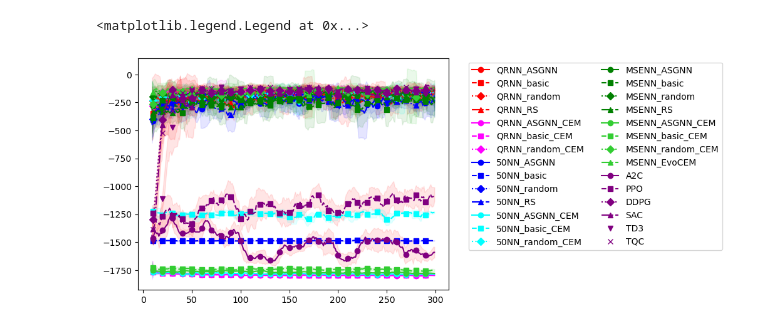
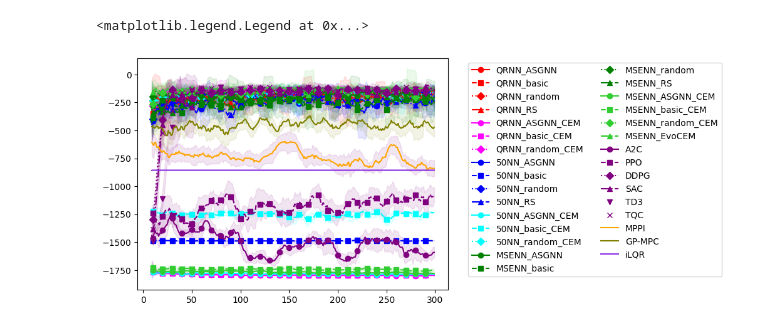
Before and after one commit to nicolasleblanc-poly/QRNN-MPC, a Jupyter notebook: Pendulum_analysis.ipynb, the cells around one changed output. Drawn from its saved outputs; the diff is of its cells as text; code cells hidden in the pictures.

```diff
--- a/Pendulum_analysis.ipynb
+++ b/Pendulum_analysis.ipynb
@@ -281,13 +281,13 @@ plt.legend(bbox_to_anchor=(1.05, 1), loc='upper left')
 # plt.legend(bbox_to_anchor=(1.05, 1), loc='upper left')
 
 ########################
-prob = "Pendulum"
-RL_methods = {'A2C': f'C:\\Users\\nicle\\Desktop\\QRNN-MPC\\sb3\\{prob}_A2C_results.npz',
-    'PPO': f'C:\\Users\\nicle\\Desktop\\QRNN-MPC\\sb3\\{prob}_PPO_results.npz',
-    'DDPG': f'C:\\Users\\nicle\\Desktop\\QRNN-MPC\\sb3\\{prob}_DDPG_results.npz',
-    'SAC': f'C:\\Users\\nicle\\Desktop\\QRNN-MPC\\sb3\\{prob}_SAC_results.npz',
-    'TD3': f'C:\\Users\\nicle\\Desktop\\QRNN-MPC\\sb3\\{prob}_TD3_results.npz',
-    'TQC': f'C:\\Users\\nicle\\Desktop\\QRNN-MPC\\sb3\\{prob}_TQC_results.npz',
+prob_RL = "Pendulum"
+RL_methods = {'A2C': f'C:\\Users\\nicle\\Desktop\\QRNN-MPC\\sb3\\{prob_RL}_A2C_results.npz',
+    'PPO': f'C:\\Users\\nicle\\Desktop\\QRNN-MPC\\sb3\\{prob_RL}_PPO_results.npz',
+    'DDPG': f'C:\\Users\\nicle\\Desktop\\QRNN-MPC\\sb3\\{prob_RL}_DDPG_results.npz',
+    'SAC': f'C:\\Users\\nicle\\Desktop\\QRNN-MPC\\sb3\\{prob_RL}_SAC_results.npz',
+    'TD3': f'C:\\Users\\nicle\\Desktop\\QRNN-MPC\\sb3\\{prob_RL}_TD3_results.npz',
+    'TQC': f'C:\\Users\\nicle\\Desktop\\QRNN-MPC\\sb3\\{prob_RL}_TQC_results.npz',
 
     # 'A2C': f'C:\\Users\\nicle\\Desktop\\GPBO-MBRL\\GP-MPC_NL\\PF_MPC_GP_Env\\ParallelOverParticles\\Jan24\\April 4th tests\\QRNN-MPC-main\\QRNN-MPC-main\\Files\\{prob}_A2C_results.npz',
     # 'DDPG': f'C:\\Users\\nicle\\Desktop\\GPBO-MBRL\\GP-MPC_NL\\PF_MPC_GP_Env\\ParallelOverParticles\\Jan24\\April 4th tests\\QRNN-MPC-main\\QRNN-MPC-main\\Files\\{prob}_DDPG_results.npz',
@@ -306,31 +306,100 @@ for label, filepath in RL_methods.items():
     data = np.load(filepath)
     mean_rewards = data['mean_rewards'][:300]
     std_rewards = data['std_rewards'][:300]
 
     # if it == 0:
     #     print(mean_rewards)
     #     print(std_rewards)
 
     # Smooth the data
     smoothed_mean = pd.Series(mean_rewards).rolling(window=window_size).mean()
     smoothed_std = pd.Series(std_rewards).rolling(window=window_size).std()
 
     # Plot
     plt.plot(smoothed_mean,
              label=f"{label}",
              color=color,
              marker=markers[it],
              linestyle=linestyles[it],
              markevery=10)  # Show markers every 10 points
 
     # Confidence interval (optional)
     plt.fill_between(range(len(mean_rewards)),
                      smoothed_mean - smoothed_std,
                      smoothed_mean + smoothed_std,
                      color=color, alpha=0.1)
     it += 1
 
+########################
+Control_methods = {'MPPI': f'C:\\Users\\nicle\\Desktop\\QRNN-MPC\\MPPI\\{prob_RL}_MPPI_results.npz',
+    'GPMPC': f'C:\\Users\\nicle\\Desktop\\QRNN-MPC\\GP_MPC\\{prob_RL}_GP-MPC_results.npz',
+    'iLQR': f'C:\\Users\\nicle\\Desktop\\QRNN-MPC\\ilqr_s\\{prob_RL}_iLQR_results.npz',
+    # 'iLQR': f'C:\\Users\\nicle\\Desktop\\QRNN-MPC\\ilqr\\{prob_RL}_iLQR_results.npz',
+    # 'PETSCEM': f'C:\\Users\\nicle\\Desktop\\QRNN-MPC\\sb3\\CartPole_PPO_results.npz',
+
+    # 'A2C': f'C:\\Users\\nicle\\Desktop\\GPBO-MBRL\\GP-MPC_NL\\PF_MPC_GP_Env\\ParallelOverParticles\\Jan24\\April 4th tests\\QRNN-MPC-main\\QRNN-MPC-main\\Files\\{prob}_A2C_results.npz',
+    # # 'DDPG': f'C:\\Users\\nicle\\Desktop\\GPBO-MBRL\\GP-MPC_NL\\PF_MPC_GP_Env\\ParallelOverParticles\\Jan24\\April 4th tests\\QRNN-MPC-main\\QRNN-MPC-main\\Files\\{prob}_DDPG_results.npz',
+    # 'PPO': f'C:\\Users\\nicle\\Desktop\\GPBO-MBRL\\GP-MPC_NL\\PF_MPC_GP_Env\\ParallelOverParticles\\Jan24\\April 4th tests\\QRNN-MPC-main\\QRNN-MPC-main\\Files\\{prob}_PPO_results.npz',
+    # # 'SAC': f'C:\\Users\\nicle\\Desktop\\GPBO-MBRL\\GP-MPC_NL\\PF_MPC_GP_Env\\ParallelOverParticles\\Jan24\\April 4th tests\\QRNN-MPC-main\\QRNN-MPC-main\\Files\\{prob}_SAC_results.npz',
+    # # 'TD3': f'C:\\Users\\nicle\\Desktop\\GPBO-MBRL\\GP-MPC_NL\\PF_MPC_GP_Env\\ParallelOverParticles\\Jan24\\April 4th tests\\QRNN-MPC-main\\QRNN-MPC-main\\Files\\{prob}_TD3_results.npz',
+    # # 'TQC': f'C:\\Users\\nicle\\Desktop\\GPBO-MBRL\\GP-MPC_NL\\PF_MPC_GP_Env\\ParallelOverParticles\\Jan24\\April 4th tests\\QRNN-MPC-main\\QRNN-MPC-main\\Files\\{prob}_TQC_results.npz',
+    }
+
+color_MPPI = 'orange'
+color_GPMPC = 'Olive'
+color_iLQR = 'blueviolet'
+# color_PETSCEM = 'brown'
+
+MPPI_data = np.load(Control_methods['MPPI'])
+mean_returns_MPPI = MPPI_data['mean_rewards']
+std_returns_MPPI = MPPI_data['std_rewards']
+# Smooth the data
+smoothed_mean_MPPI = pd.Series(mean_returns_MPPI).rolling(window=window_size).mean()
+smoothed_std_MPPI = pd.Series(std_returns_MPPI).rolling(window=window_size).std()
+
+GPMPC_data = np.load(Control_methods['GPMPC'])
+mean_returns_GPMPC = GPMPC_data['mean_rewards']
+std_returns_GPMPC = GPMPC_data['std_rewards']
+# Smooth the data
+smoothed_mean_GPMPC = pd.Series(mean_returns_GPMPC).rolling(window=window_size).mean()
+smoothed_std_GPMPC = pd.Series(std_returns_GPMPC).rolling(window=window_size).std()
+
+iLQR_data = np.load(Control_methods['iLQR'])
+mean_returns_iLQR = iLQR_data['mean_rewards']
+std_returns_iLQR = iLQR_data['std_rewards']
+# Smooth the data
+smoothed_mean_iLQR = pd.Series(mean_returns_iLQR).rolling(window=window_size).mean()
+smoothed_std_iLQR = pd.Series(std_returns_iLQR).rolling(window=window_size).std()
+
+# PETSCEM_data = np.load(Control_methods['PETSCEM'])
+# mean_returns_PETSCEM = PETSCEM_data['mean_rewards']
+# std_returns_PETSCEM = PETSCEM_data['std_rewards']
+# Smooth the data
+# smoothed_mean_PETSCEM = pd.Series(mean_returns_PETSCEM).rolling(window=window_size).mean()
+# smoothed_std_PETSCEM = pd.Series(std_returns_PETSCEM).rolling(window=window_size).std()
+
+plt.plot(smoothed_mean_MPPI, label='MPPI', color='orange')
+plt.fill_between(range(len(smoothed_mean_MPPI)),
+                 smoothed_mean_MPPI - smoothed_std_MPPI,
+                 smoothed_mean_MPPI + smoothed_std_MPPI,
+                 color='purple', alpha=0.1)
+plt.plot(smoothed_mean_GPMPC, label='GP-MPC', color=color_GPMPC)
+plt.fill_between(range(len(smoothed_mean_GPMPC)),
+                 smoothed_mean_GPMPC - smoothed_std_GPMPC,
+                 smoothed_mean_GPMPC + smoothed_std_GPMPC,
+                 color=color_GPMPC, alpha=0.1)
+plt.plot(smoothed_mean_iLQR, label='iLQR', color=color_iLQR)
+plt.fill_between(range(len(smoothed_mean_iLQR)),
+                 smoothed_mean_iLQR - smoothed_std_iLQR,
+                 smoothed_mean_iLQR + smoothed_std_iLQR,
+                 color=color_iLQR, alpha=0.1)
+# plt.plot(smoothed_mean_PETSCEM, label='PETSCEM', color=color_PETSCEM)
+# plt.fill_between(range(len(smoothed_mean_PETSCEM)),
+#                  smoothed_mean_PETSCEM - smoothed_std_PETSCEM,
+#                  smoothed_mean_PETSCEM + smoothed_std_PETSCEM,
+#                  color=color_PETSCEM, alpha=0.1)
+
 plt.legend(bbox_to_anchor=(1.05, 1), loc='upper left',ncol=2)
 # %% [output]
 <matplotlib.legend.Legend at 0x...>
-[figure, old version]
+[figure, new version]
```
Also changed, not shown: 12 other files.
